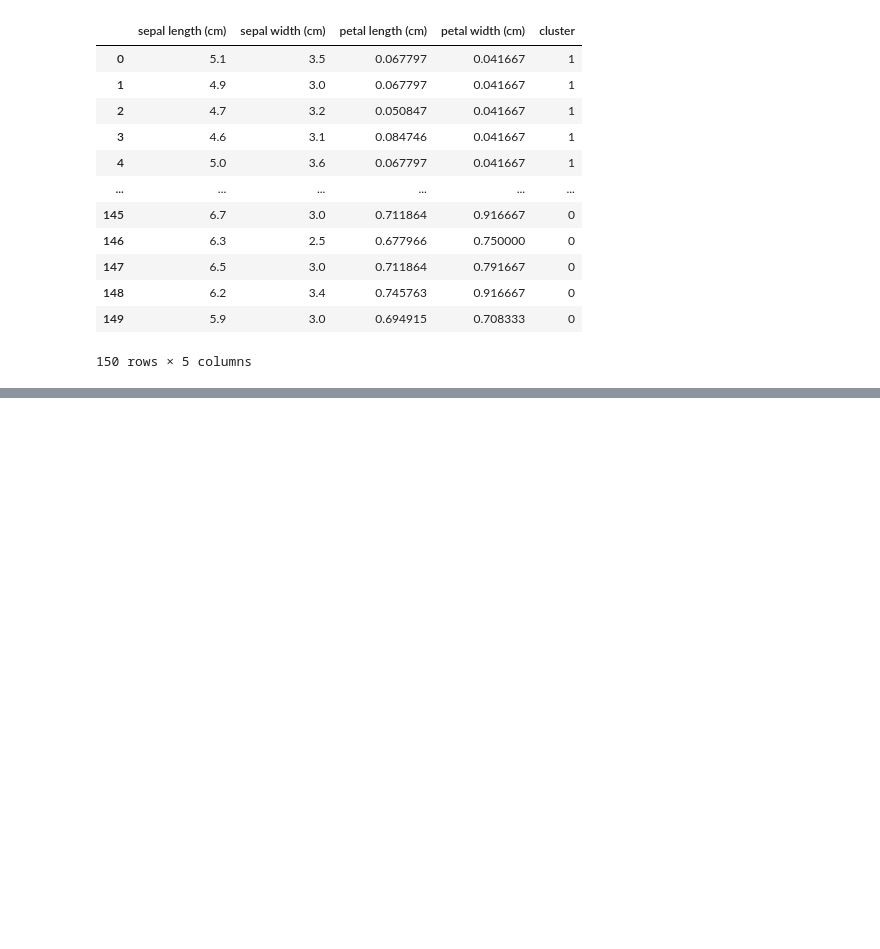
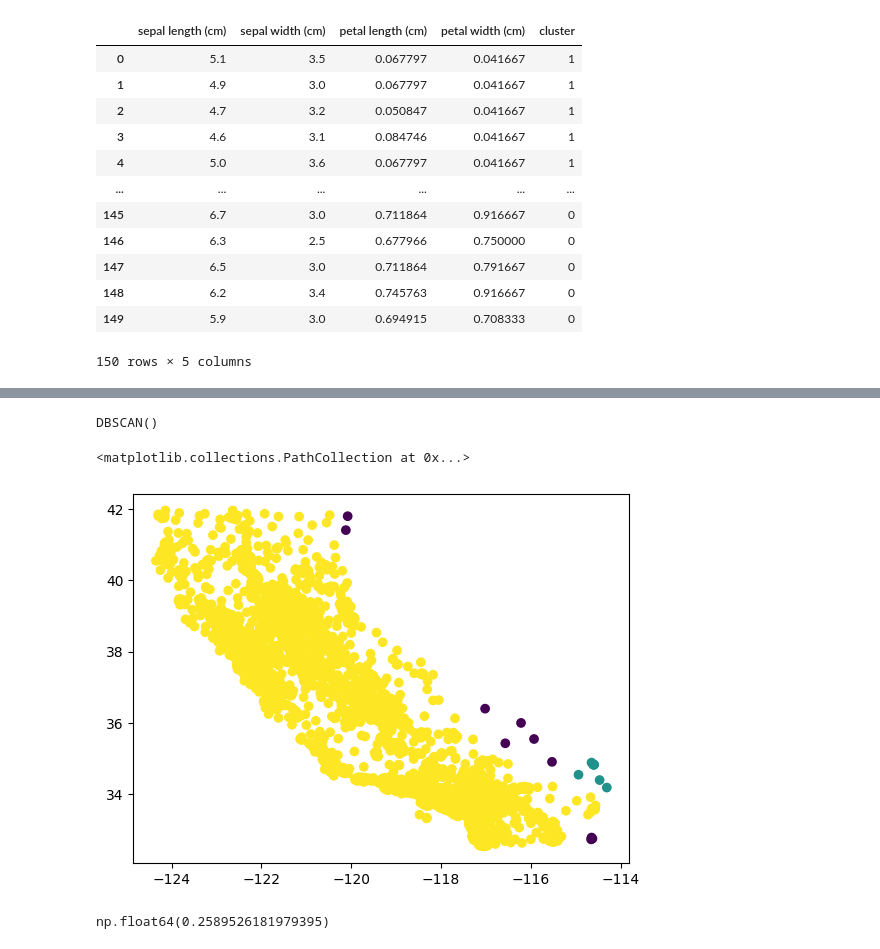
Before and after one commit to notSURZO/ML-algorithms, a Jupyter notebook: Clustering_algorithms.ipynb, the cells around one changed output, grey strips where cells are left out. Cells and saved outputs as stored; diff of their text form; code cells hidden in the pictures; blank space fills up the shorter version.

```diff
--- a/Clustering_algorithms.ipynb
+++ b/Clustering_algorithms.ipynb
@@ -217,0 +329,3 @@ Text(0, 0.5, 'Petal Width')
+# %%
+df = pd.read_csv('/content/california_housing_train.csv')
+df
@@ -217,0 +346,23 @@ Text(0, 0.5, 'Petal Width')
+# %%
+long_lat = df[['longitude', 'latitude']]
+longitude, latitude = df.longitude, df.latitude
+
+dbscan = DBSCAN()
+dbscan.fit(long_lat)
+
+dbscan.
+# %% [output]
+DBSCAN()
+# %%
+labels = dbscan.labels_
+# %%
+plt.scatter(df['longitude'], df['latitude'], c = labels, cmap='viridis' )
+# %% [output]
+<matplotlib.collections.PathCollection at 0x...>
+[figure, added]
+# %%
+from sklearn.metrics import silhouette_score as ss
+
+ss(long_lat, labels)
+# %% [output]
+np.float64(0.2589526181979395)
```
Also changed, not shown: parts of 17 cells of this notebook.
